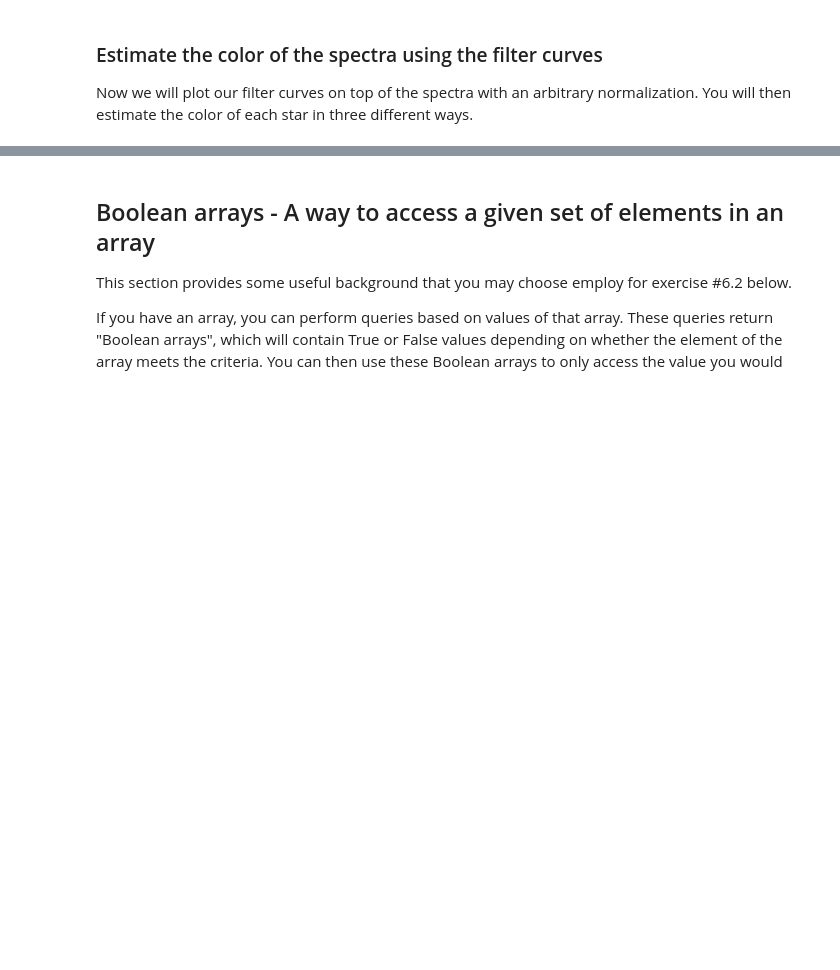
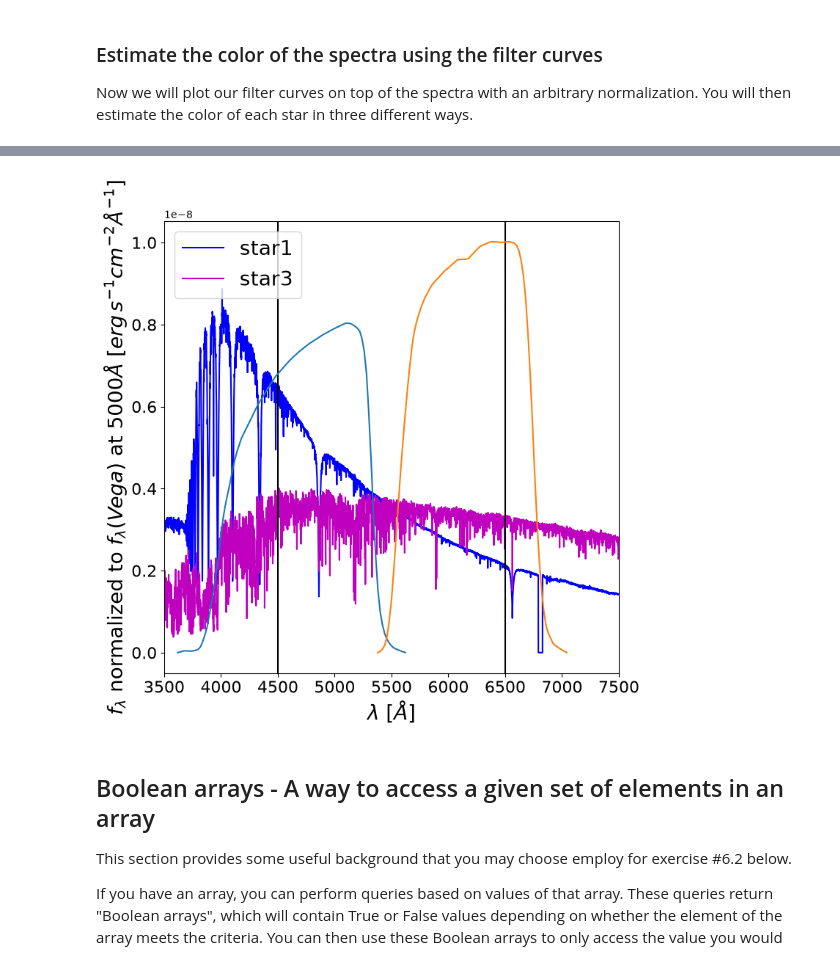
Before and after one commit to JHavens2187/Stellar-spectral-analysis, a Jupyter notebook: astr596-stellar-spectra-analysis-student.ipynb, the cells around one changed output, grey strips where cells are left out. Saved outputs shown, nothing was run; the diff lists cells and outputs as text; code cells hidden in the pictures; blank space fills up the shorter version.

```diff
--- a/astr596-stellar-spectra-analysis-student.ipynb
+++ b/astr596-stellar-spectra-analysis-student.ipynb
@@ -338,3 +362,7 @@ put answer here
 # %% [markdown]
 ### Estimate the color of the spectra using the filter curves
 Now we will plot our filter curves on top of the spectra with an arbitrary normalization.  You will then estimate the color of each star in three different ways.
+# %%
+gband = speclite.filters.load_filter('sdss2010-g', verbose=True,load_from_cache=False)
+
+print(gband.response)
@@ -341,22 +389,28 @@ Now we will plot our filter curves on top of the spectra with an arbitrary norma
 # %%
 #This calls the plotting function from earlier in the code and plots the stars
 starplot()
 
 #this now reads in the filter traces and overplots them
 #now read in "g" and "r" filter curves from speclite.
-gband = speclite.filters.load_filter('sdss2010-g')
-rband = speclite.filters.load_filter('sdss2010-r')
+gband = speclite.filters.load_filter('sdss2010-g', load_from_cache=False)
+rband = speclite.filters.load_filter('sdss2010-r', load_from_cache=False)
+
 #normalize the filter response curves so that they fits on our plot,
 #since they are usually plotted from 0 to 1.
+for band in [gband, rband]:
+    for i in range(len(band.response)):
+        band.response[i] = band.response[i] * 2e-8
 
 #For speclite output, the values are referenced using the .wavelength and .response
 #you can access individual gband.wavelength is an array that can be accessed using indices
 #like gband.wavelength[22]
-plt.plot(gband.wavelength,gband.response * 3.e-9,linewidth=5)
-plt.plot(rband.wavelength,rband.response * 3.e-9,linewidth=5)
+plt.plot(gband.wavelength,gband.response)
+plt.plot(rband.wavelength,rband.response)
 
 #this causes the plot to display
 plt.show()
+# %% [output]
+[figure, added]
 # %% [markdown]
 ## Boolean arrays - A way to access a given set of elements in an array
 
```
Also changed, not shown: parts of 8 cells of this notebook.
